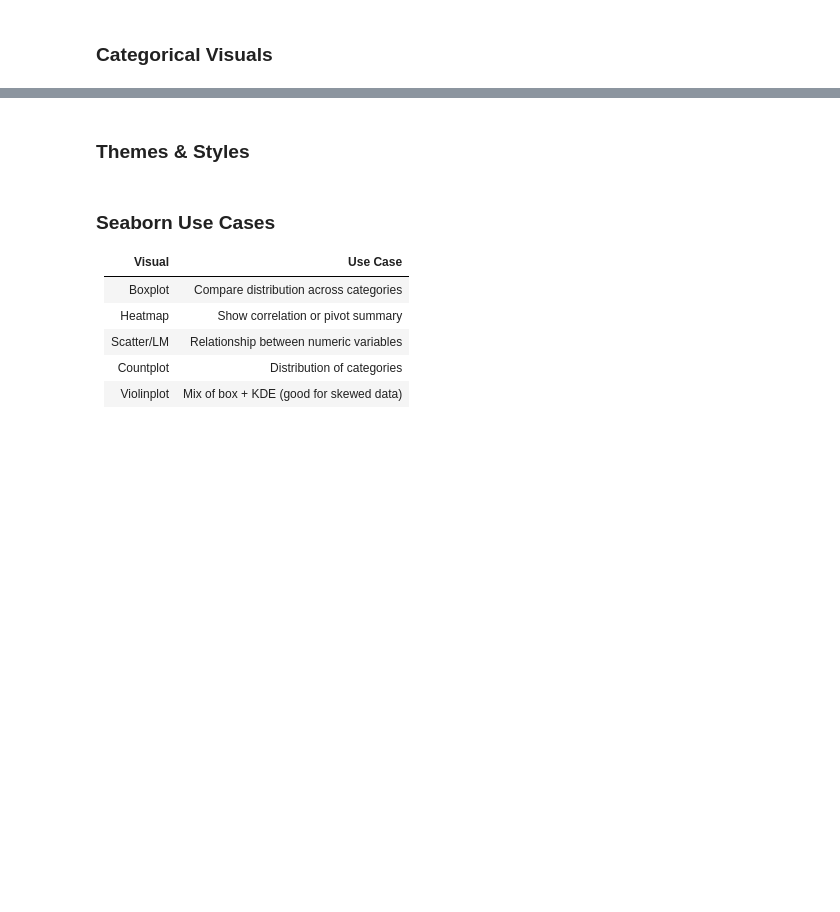
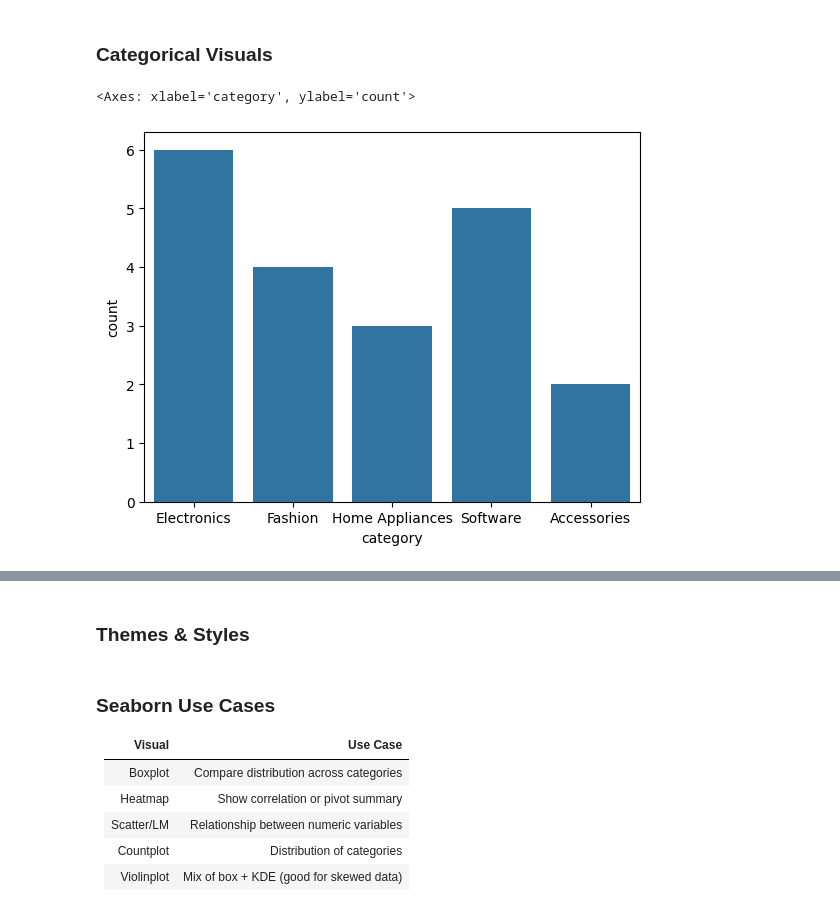
Before and after one commit to dranigodfrey/python-for-data-analytics, a Jupyter notebook: main.ipynb, the cells around one changed output, grey strips where cells are left out. Drawn from its saved outputs; the diff is of its cells as text; code cells hidden in the pictures; blank space fills up the shorter version.

```diff
--- a/main.ipynb
+++ b/main.ipynb
@@ -3217,7 +3403,7 @@ sns.heatmap(df.corr(), annot=True, cmap="coolwarm")
 ### Categorical Visuals
 # %%
 # Count of categories
-sns.countplot(data=df, x="Category")
-
-# Swarm for distribution per group
-sns.swarmplot(data=df, x="Category", y="Score")
+sns.countplot(data=df, x="category")
+# %% [output]
+<Axes: xlabel='category', ylabel='count'>
+[figure, added]
```
Also changed, not shown: parts of 49 cells of this notebook, 1 other file.
